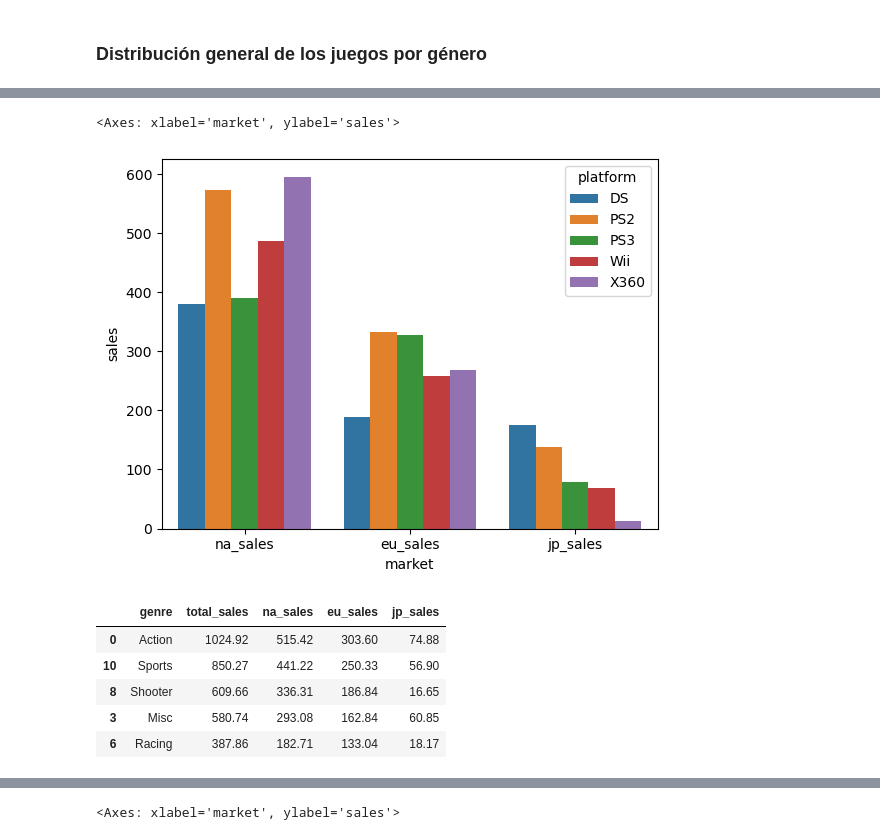
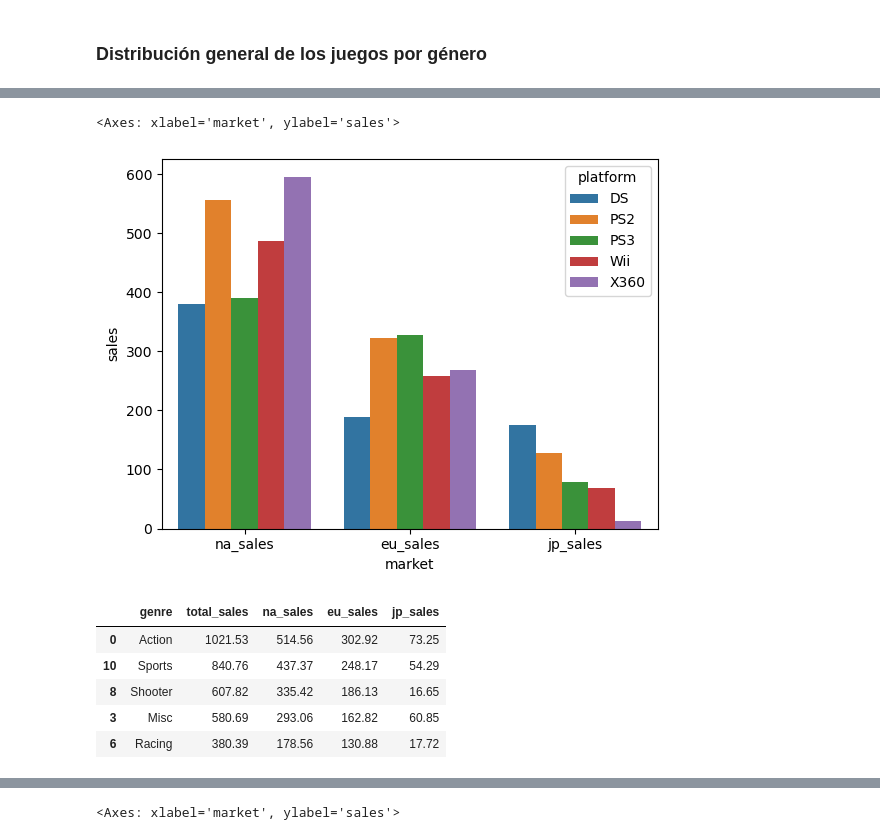
Before and after one commit to evelyn-data/proyecto_integrado, a Jupyter notebook: proyecto_games.ipynb, the cells around one changed output, grey strips where cells are left out. Cells and saved outputs as stored; diff of their text form; code cells hidden in the pictures.

```diff
--- a/proyecto_games.ipynb
+++ b/proyecto_games.ipynb
@@ -282,0 +284,12 @@ Los siguientes años reduce la cantidad a la mitad y se mantiene entre los 600 y
+# %%
+#Ventas por plataforma
+console_sales = df_games.groupby('platform')['total_sales'].sum().reset_index()
+
+#Las 10 consolas con mayores ventas
+top_console_sales = console_sales.sort_values(by= 'total_sales', ascending=False).head()
+
+#Lista de las 10 plataformas principales
+platforms_list = top_console_sales['platform'].tolist()
+
+display(top_console_sales)
+display(platforms_list)
@@ -354,0 +349,7 @@ plt.show()
+# %%
+#Seleccionamos las filas que tenga las ventas posteriores al 2000 del dataframe previamente filtrado con las 5 consolas más vendidas
+games_2 = games_2[games_2['year_of_release'] > 2000]
+
+games_2
+
+#6986
@@ -554,17 +628,8 @@ Para cada región (NA, UE, JP) determina:
 - Los cinco géneros principales. Explica la diferencia.
 - Si las clasificaciones de ESRB afectan a las ventas en regiones individuales.
 # %%
-#Seleccionamos las 5 consolas más vendidas del dataframe original
-five_platforms = top_console_sales.head()
-
-#Creamos una lista con los nombres de las 5 plataformas
-five_platforms_list = five_platforms['platform'].tolist()
-
-#Creamos un dataframe filtrado con las 5 consolas más vendidas del dataframe original
-df_top_platforms = df_games[df_games['platform'].isin(five_platforms_list)]
-
 #Agrupamos las ventas de cada consola por región
-market = df_top_platforms.groupby('platform').agg({'na_sales':'sum', 'eu_sales':'sum', 'jp_sales':'sum'}).reset_index()
+market = games_2.groupby('platform').agg({'na_sales':'sum', 'eu_sales':'sum', 'jp_sales':'sum'}).reset_index()
 market
 # %% [output]
 |  | platform | na_sales | eu_sales | jp_sales |
@@ -596,20 +651,20 @@ market_sales
 # %%
 #Creamos un gráfico de barras para visualizar las ventas de las top 5 consolas por región
-sns.barplot(market_sales, x='market', y='sales', hue='platform')
+sns.barplot(data=market_sales, x='market', y='sales', hue='platform')
 # %% [output]
 <Axes: xlabel='market', ylabel='sales'>
-[figure, old version]
+[figure, new version]
 # %%
 #Los 5 géneros más vendidos por región
-grp_genre = df_top_platforms.groupby('genre').agg({'total_sales':'sum','na_sales':'sum', 'eu_sales':'sum', 'jp_sales':'sum'}).reset_index().sort_values(by='total_sales',ascending=False).head()
+grp_genre = games_2.groupby('genre').agg({'total_sales':'sum','na_sales':'sum', 'eu_sales':'sum', 'jp_sales':'sum'}).reset_index().sort_values(by='total_sales',ascending=False).head()
 grp_genre
 # %% [output]
 |  | genre | total_sales | na_sales | eu_sales | jp_sales |
-| 0 | Action | 1024.92 | 515.42 | 303.60 | 74.88 |
-| 10 | Sports | 850.27 | 441.22 | 250.33 | 56.90 |
-| 8 | Shooter | 609.66 | 336.31 | 186.84 | 16.65 |
-| 3 | Misc | 580.74 | 293.08 | 162.84 | 60.85 |
-| 6 | Racing | 387.86 | 182.71 | 133.04 | 18.17 |
+| 0 | Action | 1021.53 | 514.56 | 302.92 | 73.25 |
+| 10 | Sports | 840.76 | 437.37 | 248.17 | 54.29 |
+| 8 | Shooter | 607.82 | 335.42 | 186.13 | 16.65 |
+| 3 | Misc | 580.69 | 293.06 | 162.82 | 60.85 |
+| 6 | Racing | 380.39 | 178.56 | 130.88 | 17.72 |
 # %%
 # Plotear las ventas por región para cada género
 plt.plot(grp_genre['genre'], grp_genre['na_sales'], label='Ventas en América del Norte')
```
Also changed, not shown: parts of 46 cells of this notebook.
